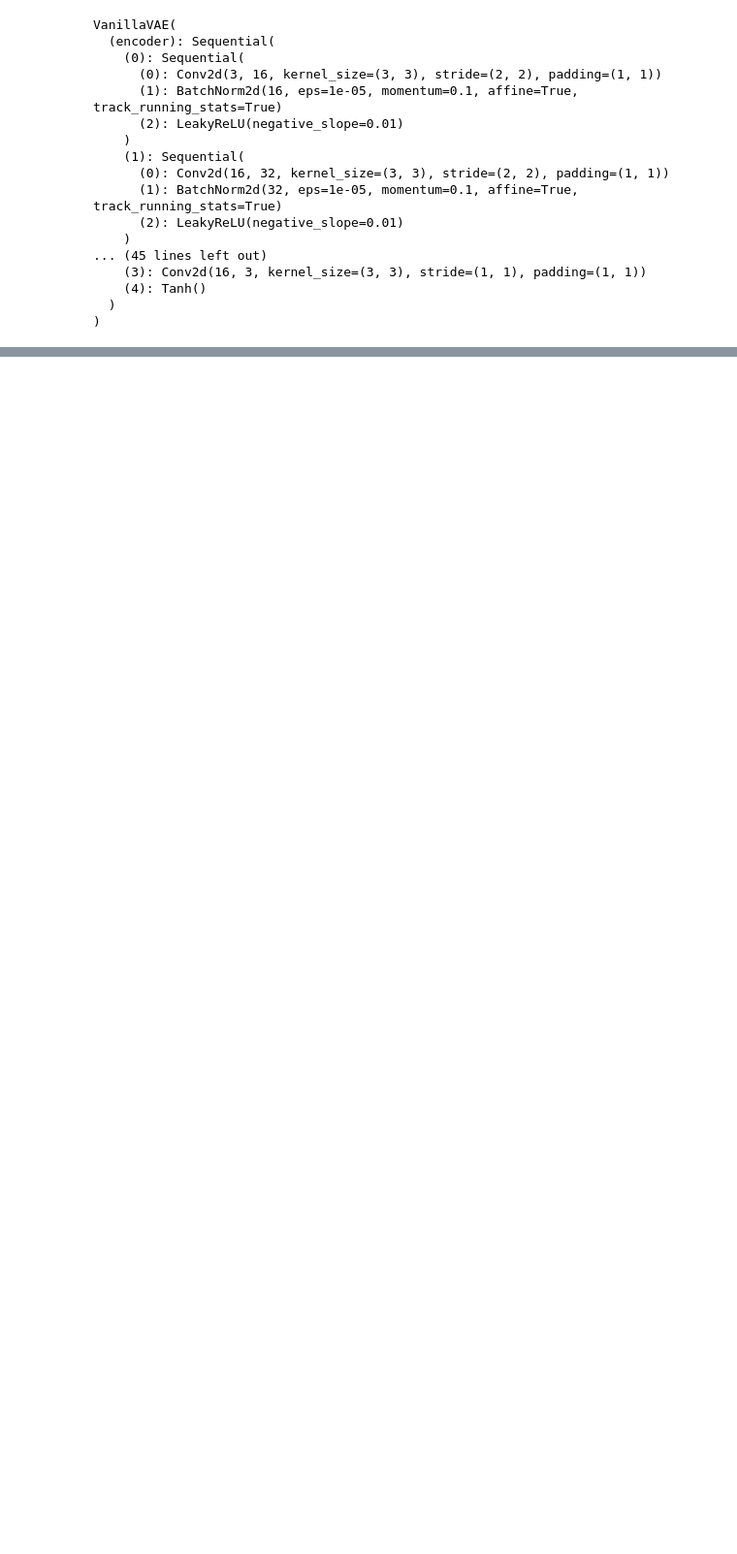
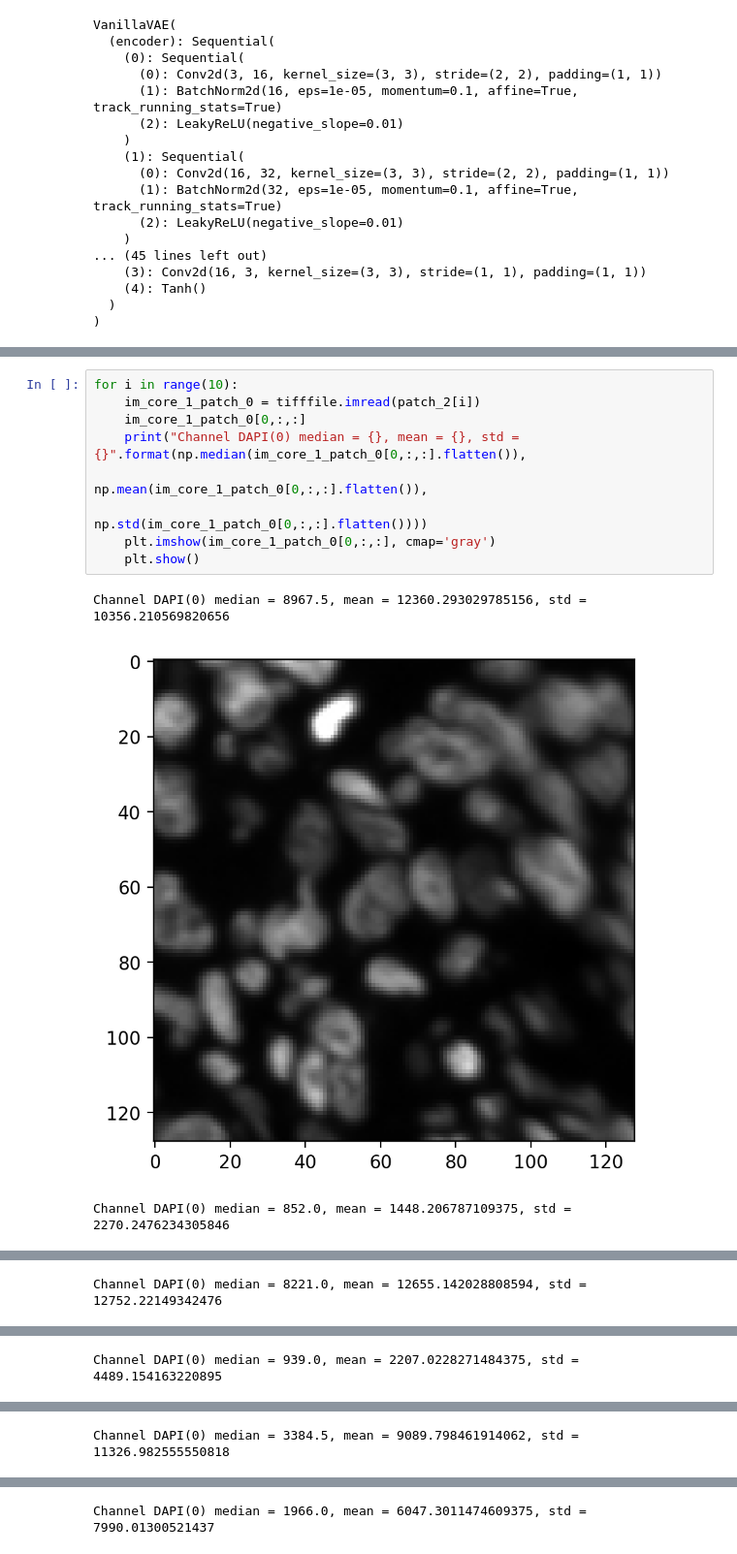
Before and after one commit to farkkilab/pixel_ai, a Jupyter notebook: notebooks/test_get_vanilla_vae_latent_space.ipynb, the cells around one changed output, grey strips where cells are left out. Shown at 97% size. Drawn from its saved outputs; the diff is of its cells as text; blank space fills up the shorter version.

```diff
--- a/notebooks/test_get_vanilla_vae_latent_space.ipynb
+++ b/notebooks/test_get_vanilla_vae_latent_space.ipynb
@@ -112,0 +160,13 @@ plt.show()
+# %%
+for i in range(10):
+    im_core_1_patch_0 = tifffile.imread(patch_2[i])
+    im_core_1_patch_0[0,:,:]
+    print("Channel DAPI(0) median = {}, mean = {}, std = {}".format(np.median(im_core_1_patch_0[0,:,:].flatten()),
+                                                        np.mean(im_core_1_patch_0[0,:,:].flatten()),
+                                                        np.std(im_core_1_patch_0[0,:,:].flatten())))
+    plt.imshow(im_core_1_patch_0[0,:,:], cmap='gray')
+    plt.show()
+# %% [output]
+Channel DAPI(0) median = 8967.5, mean = 12360.293029785156, std = 10356.210569820656
+[figure, added]
+Channel DAPI(0) median = 852.0, mean = 1448.206787109375, std = 2270.2476234305846
@@ -112,0 +174 @@ plt.show()
+Channel DAPI(0) median = 8221.0, mean = 12655.142028808594, std = 12752.22149342476
@@ -112,0 +176 @@ plt.show()
+Channel DAPI(0) median = 939.0, mean = 2207.0228271484375, std = 4489.154163220895
@@ -112,0 +178 @@ plt.show()
+Channel DAPI(0) median = 3384.5, mean = 9089.798461914062, std = 11326.982555550818
@@ -112,0 +180 @@ plt.show()
+Channel DAPI(0) median = 1966.0, mean = 6047.3011474609375, std = 7990.01300521437
```
Also changed, not shown: parts of 16 cells of this notebook.
